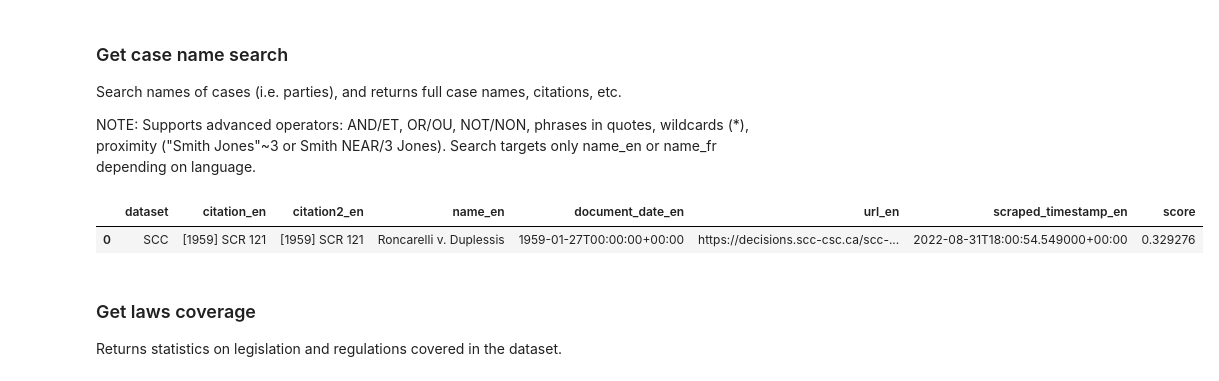
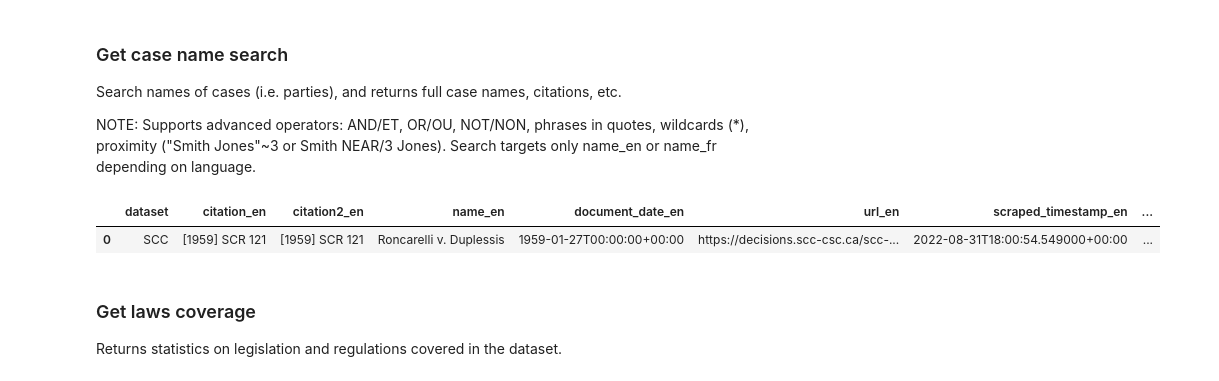
Before and after one commit to a2aj-ca/canadian-legal-data, a Jupyter notebook: access-via-api.ipynb, the cells around one changed output. Cells and saved outputs as stored; diff of their text form; code cells hidden in the pictures.

```diff
--- a/access-via-api.ipynb
+++ b/access-via-api.ipynb
@@ -135,35 +150,42 @@ Search names of cases (i.e. parties), and returns full case names, citations, et
 NOTE: Supports advanced operators: AND/ET, OR/OU, NOT/NON, phrases in quotes, wildcards (*), proximity ("Smith Jones"~3 or Smith NEAR/3 Jones). Search targets only name_en or name_fr depending on language.
 # %%
 # set API URL
-url = "https://api.a2aj.ca/case-name-search"
+url = "https://api.a2aj.ca/search"
 
 # get parameters
-query = "roncarelli"  # required, can include advanced operators described above
-size = "10"  # optional, max is 50
-search_language = "en"  # optional, "en" or "fr", default is "en"
-sort_results = "default"  # optional, "default", "newest_first", "oldest_first" (default is relevance / boosting)
-dataset = "SCC"  # optional, comma-separated list of datasets to search (default is all)
-start_date = "1900-01-01" # optional yyyy-mm-dd, default is none
-end_date = "2000-12-31" # optional yyyy-mm-dd , default none
-list_of_parameters = [f"query={query}",
-                      f"size={size}",
-                      f"search_language={search_language}",
-                      f"sort_results={sort_results}",
-                      f"dataset={dataset}",
-                      f"start_date={start_date}",
-                      f"end_date={end_date}"]
-parameters = "&".join(list_of_parameters)
+query = "roncarelli"          # required, supports advanced syntax
+search_type = "name"          # "full_text" or "name" (default "full_text")
+doc_type = "cases"            # "cases" or "laws" (default "cases")
+size = 10                     # optional, max 50
+search_language = "en"        # "en" or "fr" (default "en")
+sort_results = "default"      # "default", "newest_first", "oldest_first"
+dataset = "SCC"               # optional, comma-separated dataset codes
+start_date = "1900-01-01"     # optional YYYY-MM-DD
+end_date = "2000-12-31"       # optional YYYY-MM-DD
+
+params = {
+    "query": query,
+    "search_type": search_type,
+    "doc_type": doc_type,
+    "size": size,
+    "search_language": search_language,
+    "sort_results": sort_results,
+    "dataset": dataset,
+    "start_date": start_date,
+    "end_date": end_date,
+}
 
 # get data
-request = requests.get(f"{url}?{parameters}")
-data = request.json()
+resp = requests.get(url, params=params, timeout=30)
+data = resp.json()
+results = data.get("results", [])
 
 # convert to dataframe
-df = pd.DataFrame(data["results"])
+df = pd.DataFrame(results)
 df
 # %% [output]
-|  | dataset | citation_en | citation2_en | name_en | document_date_en | url_en | scraped_timestamp_en | score |
-| 0 | SCC | [1959] SCR 121 | [1959] SCR 121 | Roncarelli v. Duplessis | 1959-01-27T00:00:00+00:00 | https://decisions.scc-csc.ca/scc-... | 2022-08-31T18:00:54.549000+00:00 | 0.329276 |
+|  | dataset | citation_en | citation2_en | name_en | document_date_en | url_en | scraped_timestamp_en | ... |
+| 0 | SCC | [1959] SCR 121 | [1959] SCR 121 | Roncarelli v. Duplessis | 1959-01-27T00:00:00+00:00 | https://decisions.scc-csc.ca/scc-... | 2022-08-31T18:00:54.549000+00:00 | ... |
 # %% [markdown]
 ### Get laws coverage
 
```
Also changed, not shown: parts of 7 cells of this notebook.
